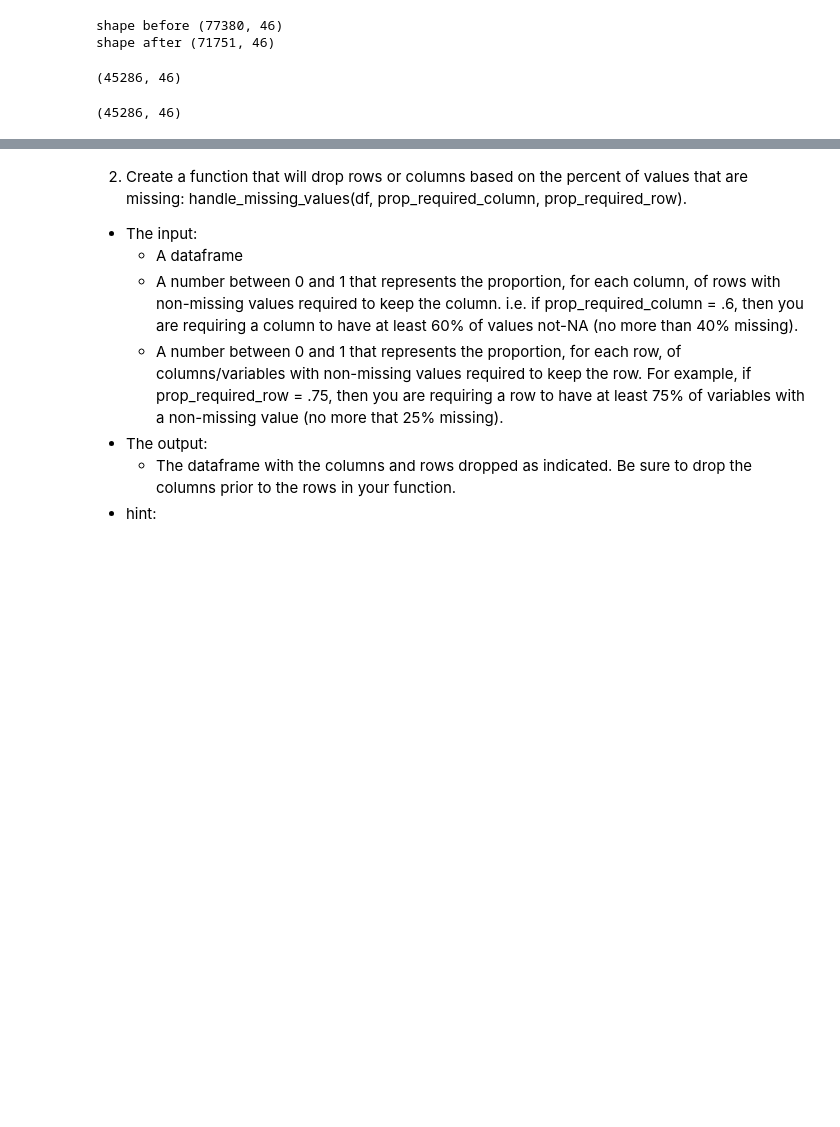
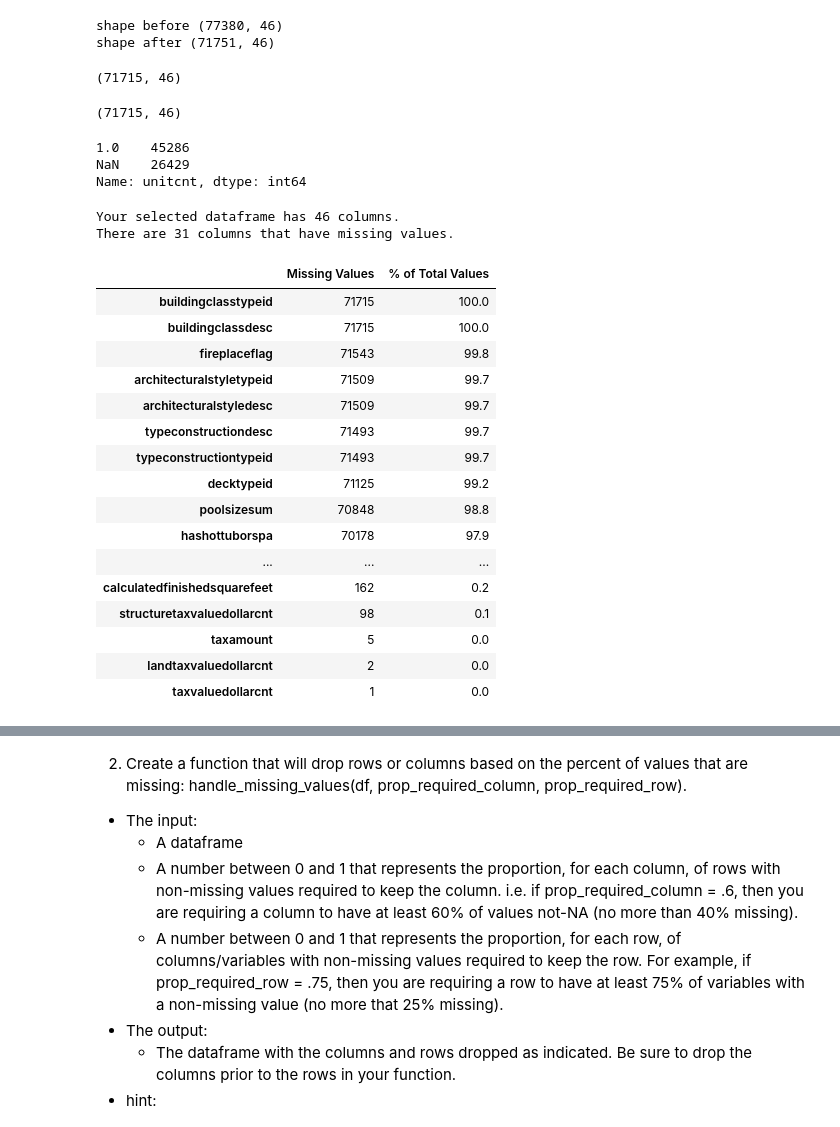
Before and after one commit to HeatherOrtegaMcMillan/clustering-exercises, a Jupyter notebook: zillow.ipynb, the cells around one changed output, grey strips where cells are left out. Drawn from its saved outputs; the diff is of its cells as text; code cells hidden in the pictures; blank space fills up the shorter version.

```diff
--- a/zillow.ipynb
+++ b/zillow.ipynb
@@ -432,11 +433,11 @@ shape after (71751, 46)
 new_df = df[df['propertylandusedesc'].isin(single_homes)]
 # %%
 # create mask if unit count is 1 or NaN
-unitcnt_mask = (new_df['unitcnt'] == 1) | (new_df['unitcnt' ] == 'NaN')
+unitcnt_mask = (new_df['unitcnt'] == 1) | (new_df['unitcnt'].isnull())
 # %%
 new_df[unitcnt_mask].shape
 # %% [output]
-(45286, 46)
+(71715, 46)
 # %%
 # put in wrangle function
 def single_homes(df):
@@ -453,7 +454,7 @@ def single_homes(df):
     df = df[df['propertylandusedesc'].isin(single_homes)]
 
     # create mask if unit count is 1 or NaN
-    unitcnt_mask = (df['unitcnt'] == 1) | (df['unitcnt' ] == 'NaN')
+    unitcnt_mask = (df['unitcnt'] == 1) | (df['unitcnt'].isnull())
 
     # apply mask to dataframe
     df = df[unitcnt_mask]
@@ -462,7 +463,35 @@ def single_homes(df):
 # %%
 new_df = single_homes(df)
 # %%
-# should have shape of 45286
+# should have shape of 71715
 new_df.shape
 # %% [output]
-(45286, 46)
+(71715, 46)
+# %%
+new_df.unitcnt.value_counts(dropna=False)
+# %% [output]
+1.0    45286
+NaN    26429
+Name: unitcnt, dtype: int64
+# %%
+missing_values_table(new_df)
+# %% [output]
+Your selected dataframe has 46 columns.
+There are 31 columns that have missing values.
+|  | Missing Values | % of Total Values |
+| buildingclasstypeid | 71715 | 100.0 |
+| buildingclassdesc | 71715 | 100.0 |
+| fireplaceflag | 71543 | 99.8 |
+| architecturalstyletypeid | 71509 | 99.7 |
+| architecturalstyledesc | 71509 | 99.7 |
+| typeconstructiondesc | 71493 | 99.7 |
+| typeconstructiontypeid | 71493 | 99.7 |
+| decktypeid | 71125 | 99.2 |
+| poolsizesum | 70848 | 98.8 |
+| hashottuborspa | 70178 | 97.9 |
+| ... | ... | ... |
+| calculatedfinishedsquarefeet | 162 | 0.2 |
+| structuretaxvaluedollarcnt | 98 | 0.1 |
+| taxamount | 5 | 0.0 |
+| landtaxvaluedollarcnt | 2 | 0.0 |
+| taxvaluedollarcnt | 1 | 0.0 |
```
Also changed, not shown: parts of 23 cells of this notebook.
